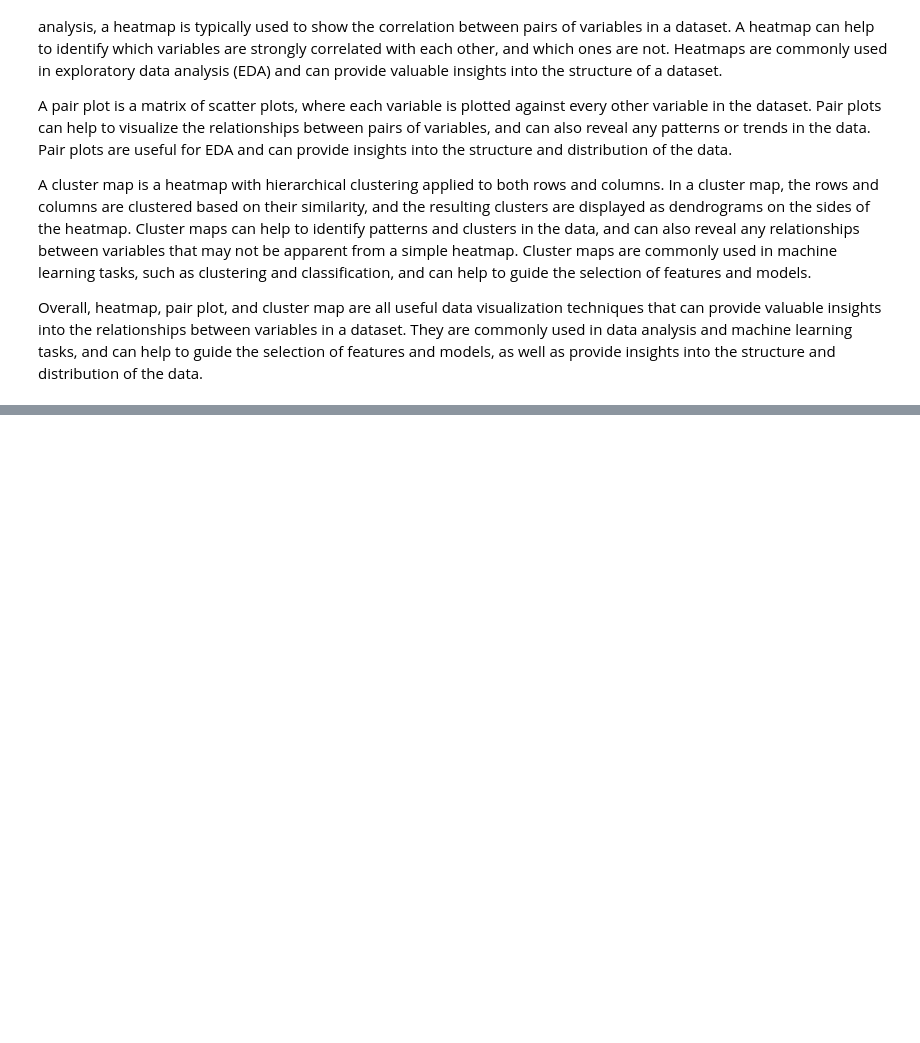
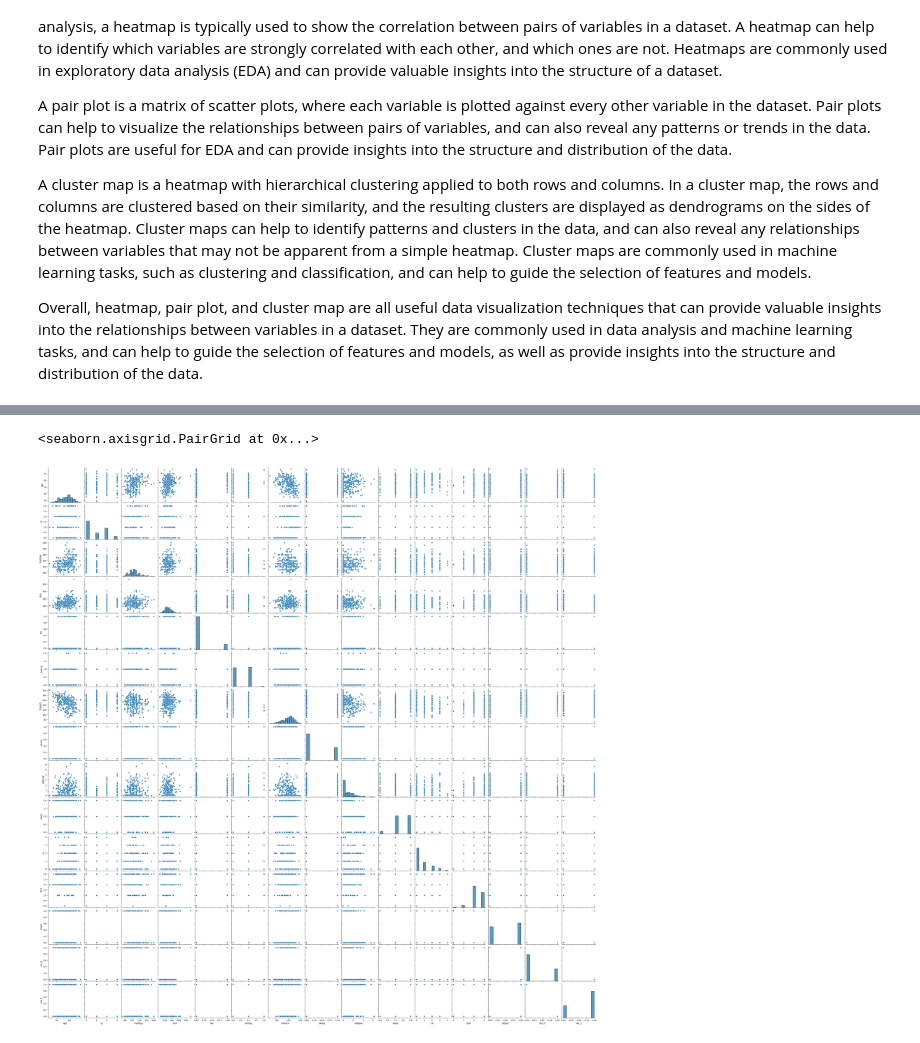
Before and after one commit to talentcoco/IndustryTraining, a Jupyter notebook: Heart_disease.ipynb, the cells around one changed output, grey strips where cells are left out. Cells and saved outputs as stored; diff of their text form; code cells hidden in the pictures; blank space fills up the shorter version.

```diff
--- a/Heart_disease.ipynb
+++ b/Heart_disease.ipynb
@@ -117,0 +193,5 @@ Overall, heatmap, pair plot, and cluster map are all useful data visualization t
+# %%
+sns.pairplot(data_1)
+# %% [output]
+<seaborn.axisgrid.PairGrid at 0x...>
+[figure, added]
```
Also changed, not shown: parts of 16 cells of this notebook.
